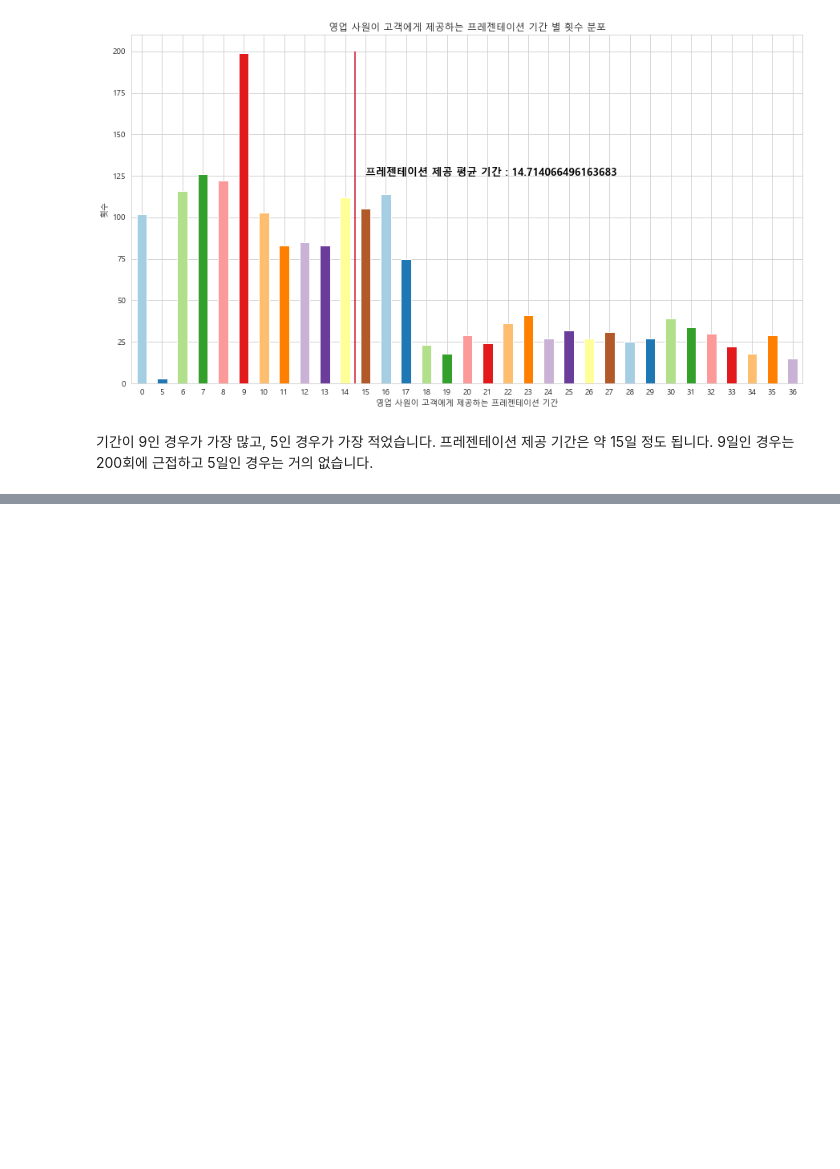
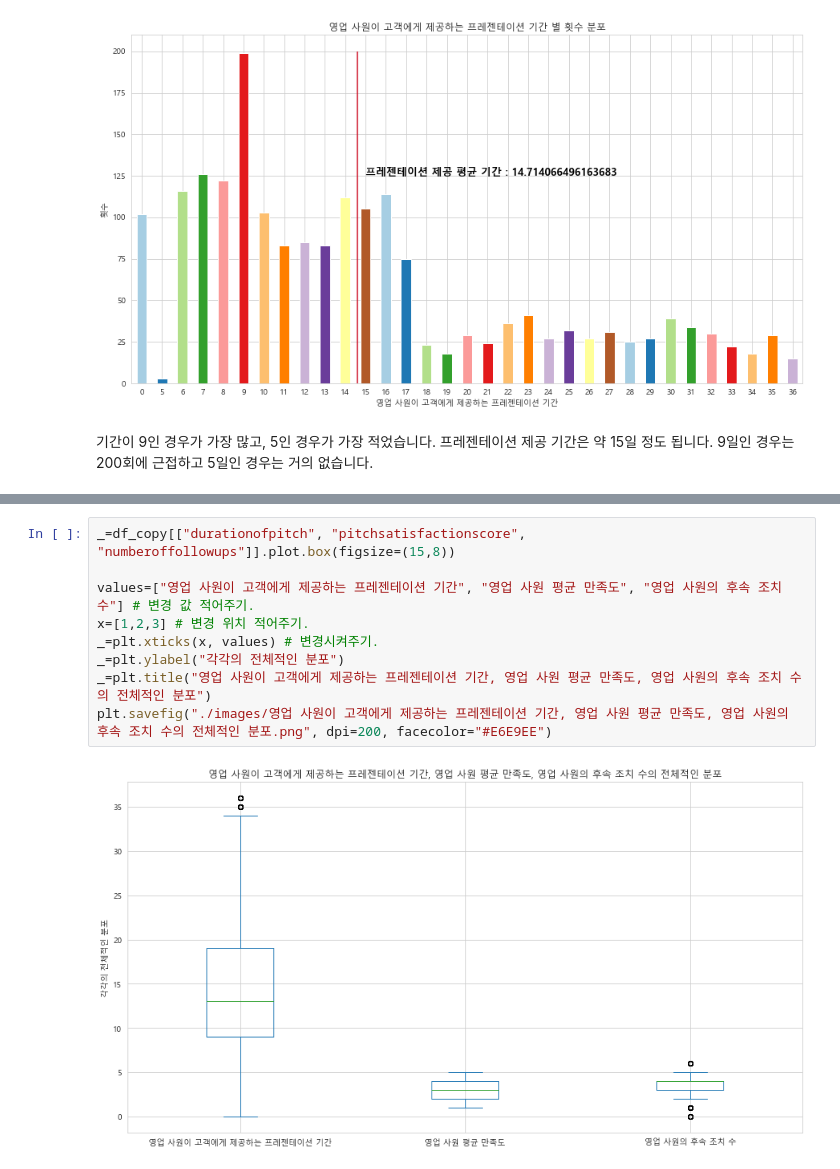
Before and after one commit to NohJeongKim/dacon-second-visualization, a Jupyter notebook: product.ipynb, the cells around one changed output, grey strips where cells are left out. Drawn from its saved outputs; the diff is of its cells as text; blank space fills up the shorter version.

```diff
--- a/product.ipynb
+++ b/product.ipynb
@@ -613,0 +666,11 @@ _=plt.text(11, 125, f"프레젠테이션 제공 평균 기간 : {mean_duration}"
+# %%
+_=df_copy[["durationofpitch", "pitchsatisfactionscore", "numberoffollowups"]].plot.box(figsize=(15,8))
+
+values=["영업 사원이 고객에게 제공하는 프레젠테이션 기간", "영업 사원 평균 만족도", "영업 사원의 후속 조치 수"] # 변경 값 적어주기.
+x=[1,2,3] # 변경 위치 적어주기.
+_=plt.xticks(x, values) # 변경시켜주기.
+_=plt.ylabel("각각의 전체적인 분포")
+_=plt.title("영업 사원이 고객에게 제공하는 프레젠테이션 기간, 영업 사원 평균 만족도, 영업 사원의 후속 조치 수의 전체적인 분포")
+plt.savefig("./images/영업 사원이 고객에게 제공하는 프레젠테이션 기간, 영업 사원 평균 만족도, 영업 사원의 후속 조치 수의 전체적인 분포.png", dpi=200, facecolor="#E6E9EE")
+# %% [output]
+[figure, added]
```
Also changed, not shown: parts of 14 cells of this notebook, 4 other files.
